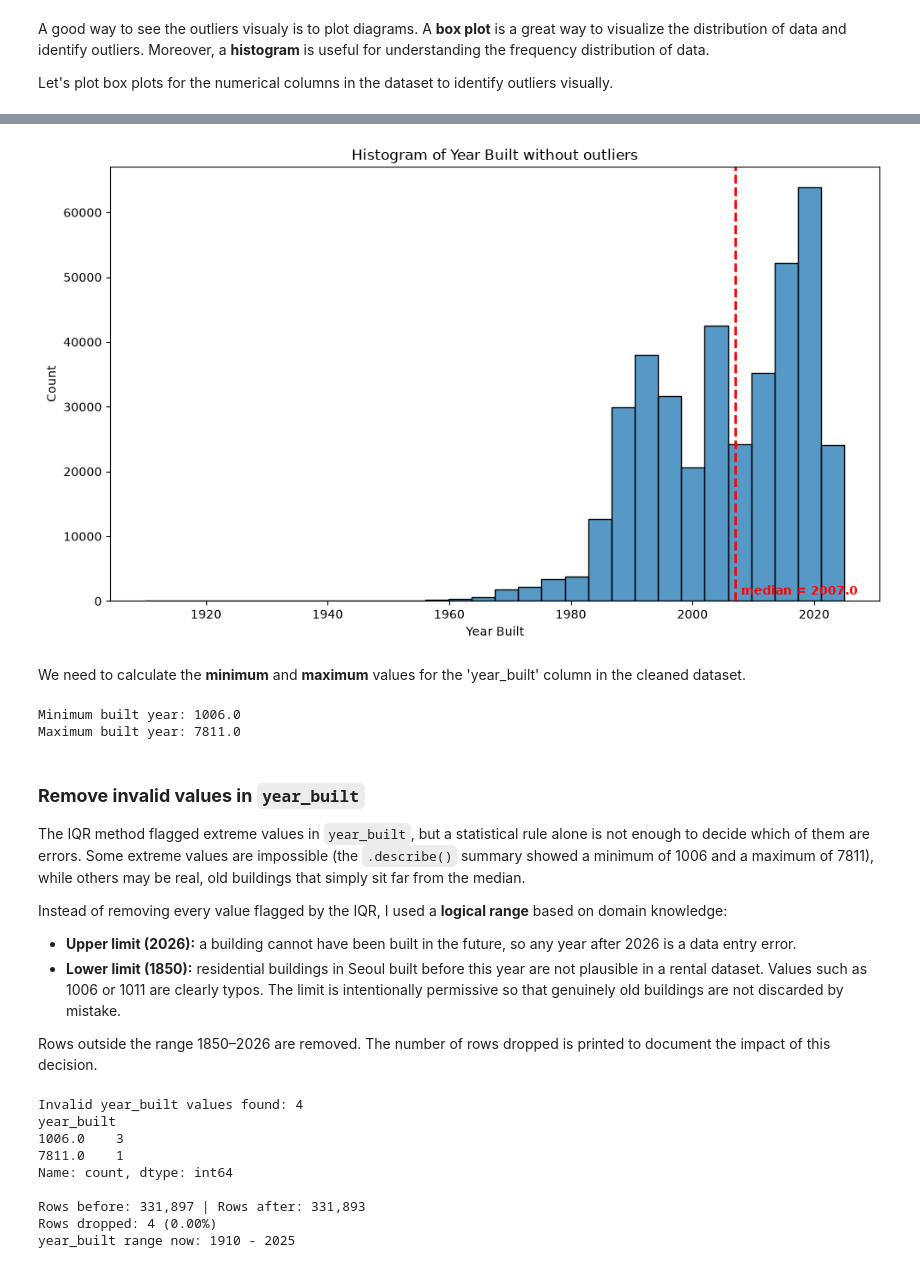
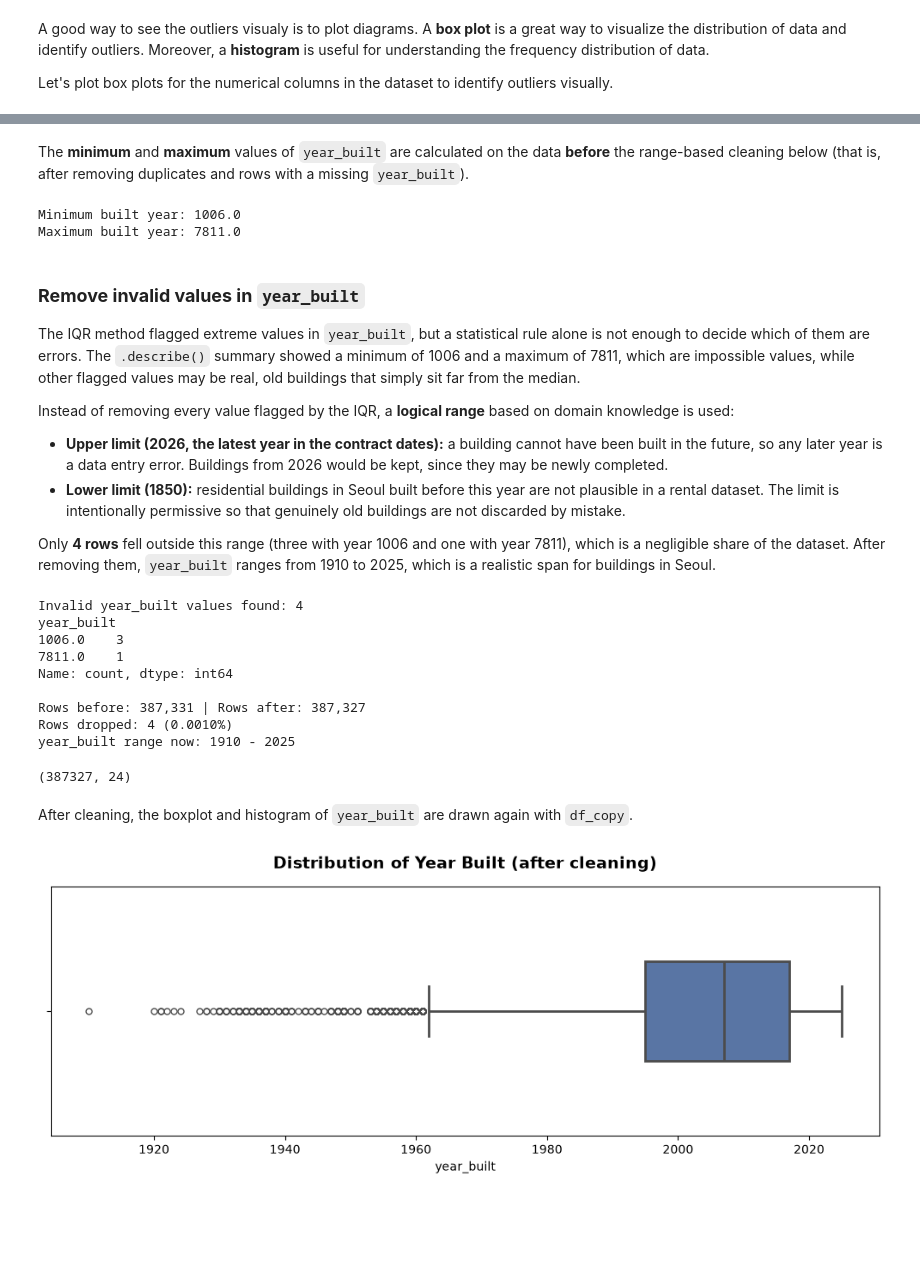
Before and after one commit to moliiner/rent_analysis_seoul, a Jupyter notebook: Notebook.ipynb, the cells around one changed output, grey strips where cells are left out. Cells and saved outputs as stored; diff of their text form; code cells hidden in the pictures; blank space fills up the shorter version.

```diff
--- a/Notebook.ipynb
+++ b/Notebook.ipynb
@@ -362,0 +332,8 @@ df_copy.shape
+# %%
+df_copy['leased_area_sqm'] = (
+    df_copy['leased_area_sqm']
+    .str.replace(',', '.', regex=False)
+    .astype(float)
+)
+df_copy['contract_date'] = pd.to_datetime(df_copy['contract_date'])
+df_copy['contract_month'] = df_copy['contract_date'].dt.to_period('M').dt.to_timestamp()
@@ -362,0 +364,8 @@ df_copy.shape
+# %%
+cutoff = pd.Timestamp('2026-01-01')
+rows_before = len(df_copy)
+
+df_copy = df_copy[df_copy['contract_month'] < cutoff].reset_index(drop=True)
+
+print(f"Rows dropped (contract_month >= 2026-01-01): {rows_before - len(df_copy):,}")
+print(f"Rows after: {len(df_copy):,}")
@@ -446,22 +438,5 @@ plt.show()
-# %%
-plt.figure(figsize=(10, 6))
-sns.histplot(x=df_clean[column], bins=30)
-
-median_year = df_clean[column].median()
-plt.axvline(median_year, color='red', linestyle='--', linewidth=2)
-
-plt.text(median_year + 1, 1000, f'median = {median_year}', color='red', fontweight='bold')
-
-plt.title('Histogram of Year Built without outliers')
-plt.xlabel('Year Built')
-plt.ylabel('Count')
-
-plt.tight_layout()
-plt.show()
-# %% [output]
-[figure, removed]
 # %% [markdown]
-We need to calculate the **minimum** and **maximum** values for the 'year_built' column in the cleaned dataset.
+The **minimum** and **maximum** values of `year_built` are calculated on the data **before** the range-based cleaning below (that is, after removing duplicates and rows with a missing `year_built`).
 # %%
 print(f"Minimum built year: {df_copy['year_built'].min()}")
 print(f"Maximum built year: {df_copy['year_built'].max()}")
@@ -471,14 +446,14 @@ Maximum built year: 7811.0
 # %% [markdown]
 ### **Remove invalid values in `year_built`**
 
-The IQR method flagged extreme values in `year_built`, but a statistical rule alone is not enough to decide which of them are errors. Some extreme values are impossible (the `.describe()` summary showed a minimum of 1006 and a maximum of 7811), while others may be real, old buildings that simply sit far from the median.
+The IQR method flagged extreme values in `year_built`, but a statistical rule alone is not enough to decide which of them are errors. The `.describe()` summary showed a minimum of 1006 and a maximum of 7811, which are impossible values, while other flagged values may be real, old buildings that simply sit far from the median.
 
-Instead of removing every value flagged by the IQR, I used a **logical range** based on domain knowledge:
+Instead of removing every value flagged by the IQR, a **logical range** based on domain knowledge is used:
 
-- **Upper limit (2026):** a building cannot have been built in the future, so any year after 2026 is a data entry error.
-- **Lower limit (1850):** residential buildings in Seoul built before this year are not plausible in a rental dataset. Values such as 1006 or 1011 are clearly typos. The limit is intentionally permissive so that genuinely old buildings are not discarded by mistake.
+- **Upper limit (2026, the latest year in the contract dates):** a building cannot have been built in the future, so any later year is a data entry error. Buildings from 2026 would be kept, since they may be newly completed.
+- **Lower limit (1850):** residential buildings in Seoul built before this year are not plausible in a rental dataset. The limit is intentionally permissive so that genuinely old buildings are not discarded by mistake.
 
-Rows outside the range 1850–2026 are removed. The number of rows dropped is printed to document the impact of this decision.
+Only **4 rows** fell outside this range (three with year 1006 and one with year 7811), which is a negligible share of the dataset. After removing them, `year_built` ranges from 1910 to 2025, which is a realistic span for buildings in Seoul.
 # %%
 MIN_YEAR = 1850
 MAX_YEAR = 2026
@@ -493,8 +468,9 @@ print(invalid_years['year_built'].value_counts().sort_index().head(20))
 # Keep only rows inside the valid range
 df_copy = df_copy[df_copy['year_built'].between(MIN_YEAR, MAX_YEAR)].reset_index(drop=True)
 
+rows_dropped = rows_before - len(df_copy)
 print(f"\nRows before: {rows_before:,} | Rows after: {len(df_copy):,}")
-print(f"Rows dropped: {rows_before - len(df_copy):,} ({(rows_before - len(df_copy)) / rows_before * 100:.2f}%)")
+print(f"Rows dropped: {rows_dropped:,} ({rows_dropped / rows_before * 100:.4f}%)")
 print(f"year_built range now: {df_copy['year_built'].min():.0f} - {df_copy['year_built'].max():.0f}")
 # %% [output]
 Invalid year_built values found: 4
@@ -503,6 +479,30 @@ year_built
 7811.0    1
 Name: count, dtype: int64
 
-Rows before: 331,897 | Rows after: 331,893
-Rows dropped: 4 (0.00%)
+Rows before: 387,331 | Rows after: 387,327
+Rows dropped: 4 (0.0010%)
 year_built range now: 1910 - 2025
+# %%
+df_copy.shape
+# %% [output]
+(387327, 24)
+# %% [markdown]
+After cleaning, the boxplot and histogram of `year_built` are drawn again with `df_copy`.
+# %%
+plt.figure(figsize=(10, 4))
+
+sns.boxplot(
+    x=df_copy[column],
+    color="#4C72B0",
+    width=0.4,
+    fliersize=5,
+    linewidth=2
+)
+
+plt.title('Distribution of Year Built (after cleaning)', fontsize=14, pad=15, fontweight='bold')
+plt.xlabel(column)
+
+plt.tight_layout()
+plt.show()
+# %% [output]
+[figure, added]
```
Also changed, not shown: parts of 136 cells of this notebook, 8 other files.
